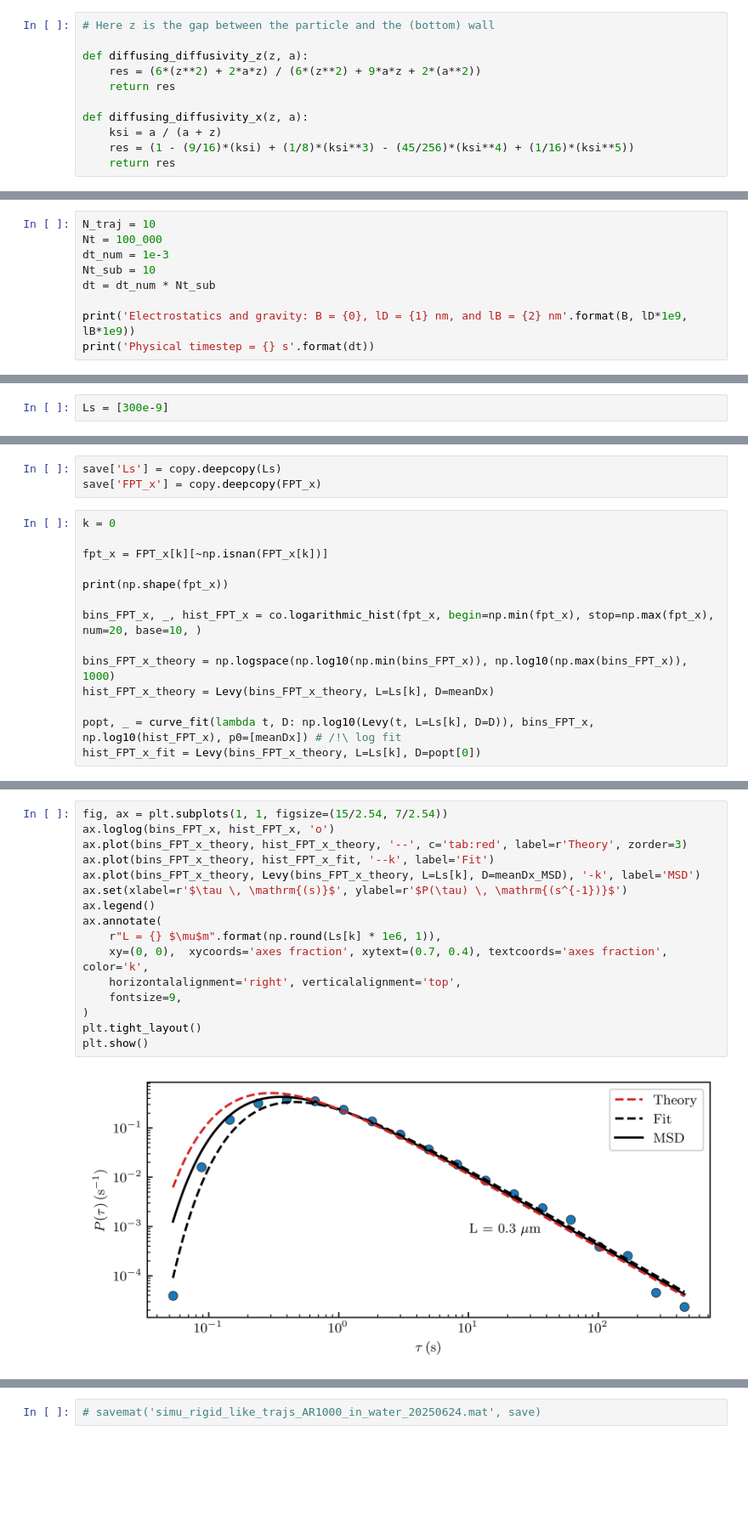
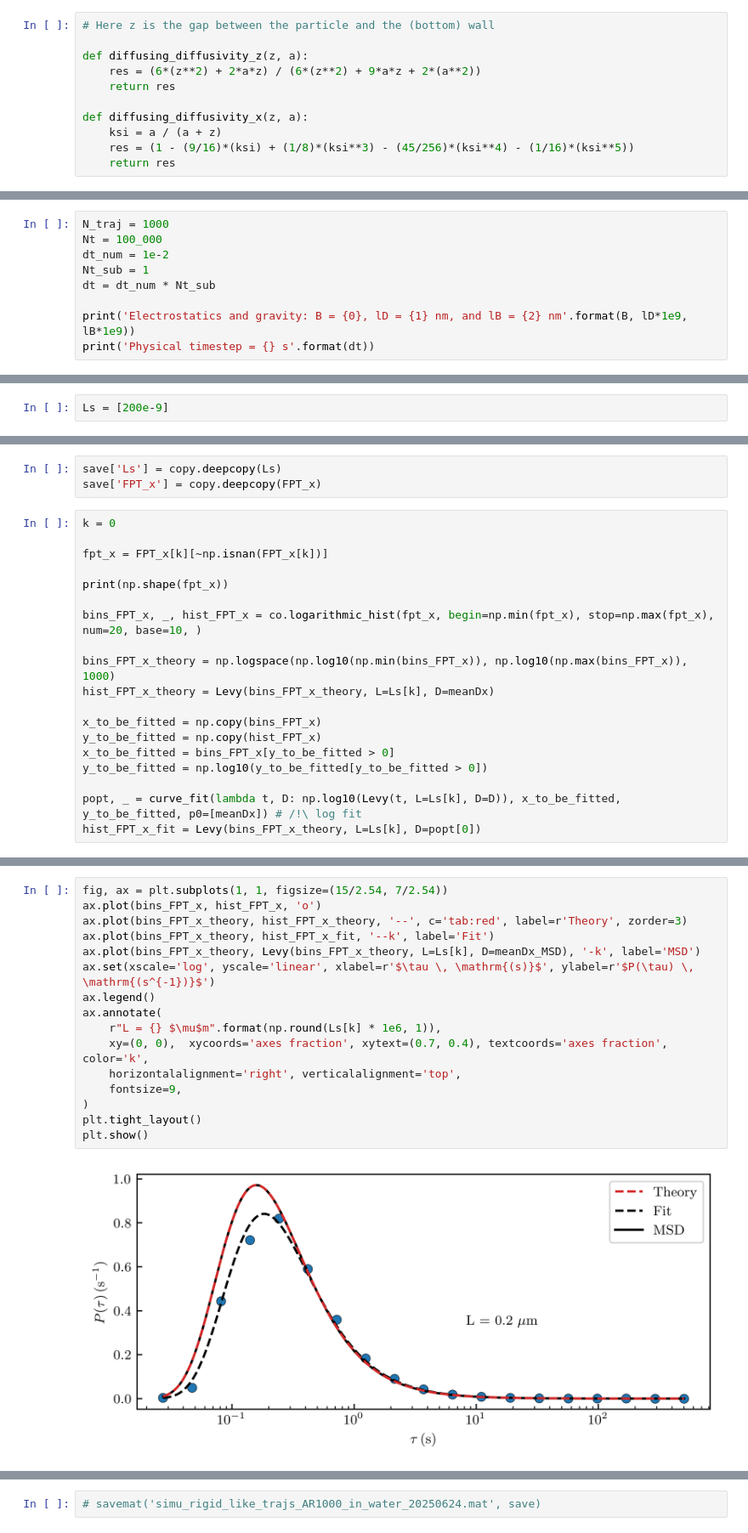
Before and after one commit to nicofares/save_codes, a Jupyter notebook: FPTs/simulation_and_fpt.ipynb, the cells around one changed output, grey strips where cells are left out. Shown at 85% size. Cells and saved outputs as stored; diff of their text form; blank space fills up the shorter version.

```diff
--- a/FPTs/simulation_and_fpt.ipynb
+++ b/FPTs/simulation_and_fpt.ipynb
@@ -88,7 +88,7 @@ def diffusing_diffusivity_z(z, a):
 
 def diffusing_diffusivity_x(z, a):
     ksi = a / (a + z)
-    res = (1 - (9/16)*(ksi) + (1/8)*(ksi**3) - (45/256)*(ksi**4) + (1/16)*(ksi**5))
+    res = (1 - (9/16)*(ksi) + (1/8)*(ksi**3) - (45/256)*(ksi**4) - (1/16)*(ksi**5))
     return res
 # %%
 def _P_eq(z, B, lD, lB):
@@ -472,10 +476,10 @@ plt.show()
 # %% [markdown]
 ## Generate several trajectories
 # %%
-N_traj = 10
+N_traj = 1000
 Nt = 100_000
-dt_num = 1e-3
-Nt_sub = 10
+dt_num = 1e-2
+Nt_sub = 1
 dt = dt_num * Nt_sub
 
 print('Electrostatics and gravity: B = {0}, lD = {1} nm, and lB = {2} nm'.format(B, lD*1e9, lB*1e9))
@@ -710,7 +714,7 @@ def get_FPT_several_particles(xs, Ls):
         print("L = {} um done.".format(np.round(l*1e6,2)))
     return res
 # %%
-Ls = [300e-9]
+Ls = [200e-9]
 # %%
 %%time
 
@@ -734,6 +738,11 @@ bins_FPT_x, _, hist_FPT_x = co.logarithmic_hist(fpt_x, begin=np.min(fpt_x), stop
 bins_FPT_x_theory = np.logspace(np.log10(np.min(bins_FPT_x)), np.log10(np.max(bins_FPT_x)), 1000)
 hist_FPT_x_theory = Levy(bins_FPT_x_theory, L=Ls[k], D=meanDx)
 
-popt, _ = curve_fit(lambda t, D: np.log10(Levy(t, L=Ls[k], D=D)), bins_FPT_x, np.log10(hist_FPT_x), p0=[meanDx]) # /!\ log fit
+x_to_be_fitted = np.copy(bins_FPT_x)
+y_to_be_fitted = np.copy(hist_FPT_x)
+x_to_be_fitted = bins_FPT_x[y_to_be_fitted > 0]
+y_to_be_fitted = np.log10(y_to_be_fitted[y_to_be_fitted > 0])
+
+popt, _ = curve_fit(lambda t, D: np.log10(Levy(t, L=Ls[k], D=D)), x_to_be_fitted, y_to_be_fitted, p0=[meanDx]) # /!\ log fit
 hist_FPT_x_fit = Levy(bins_FPT_x_theory, L=Ls[k], D=popt[0])
 # %% [output]
@@ -741,19 +750,19 @@ hist_FPT_x_fit = Levy(bins_FPT_x_theory, L=Ls[k], D=popt[0])
 # %%
 fig, ax = plt.subplots(1, 1, figsize=(15/2.54, 7/2.54))
-ax.loglog(bins_FPT_x, hist_FPT_x, 'o')
+ax.plot(bins_FPT_x, hist_FPT_x, 'o')
 ax.plot(bins_FPT_x_theory, hist_FPT_x_theory, '--', c='tab:red', label=r'Theory', zorder=3)
 ax.plot(bins_FPT_x_theory, hist_FPT_x_fit, '--k', label='Fit')
 ax.plot(bins_FPT_x_theory, Levy(bins_FPT_x_theory, L=Ls[k], D=meanDx_MSD), '-k', label='MSD')
-ax.set(xlabel=r'$\tau \, \mathrm{(s)}$', ylabel=r'$P(\tau) \, \mathrm{(s^{-1})}$')
+ax.set(xscale='log', yscale='linear', xlabel=r'$\tau \, \mathrm{(s)}$', ylabel=r'$P(\tau) \, \mathrm{(s^{-1})}$')
 ax.legend()
 ax.annotate(
     r"L = {} $\mu$m".format(np.round(Ls[k] * 1e6, 1)),
     xy=(0, 0),  xycoords='axes fraction', xytext=(0.7, 0.4), textcoords='axes fraction', color='k',
     horizontalalignment='right', verticalalignment='top',
     fontsize=9,
 )
 plt.tight_layout()
 plt.show()
 # %% [output]
-[figure, old version]
+[figure, new version]
 # %%
```
Also changed, not shown: parts of 34 cells of this notebook.
